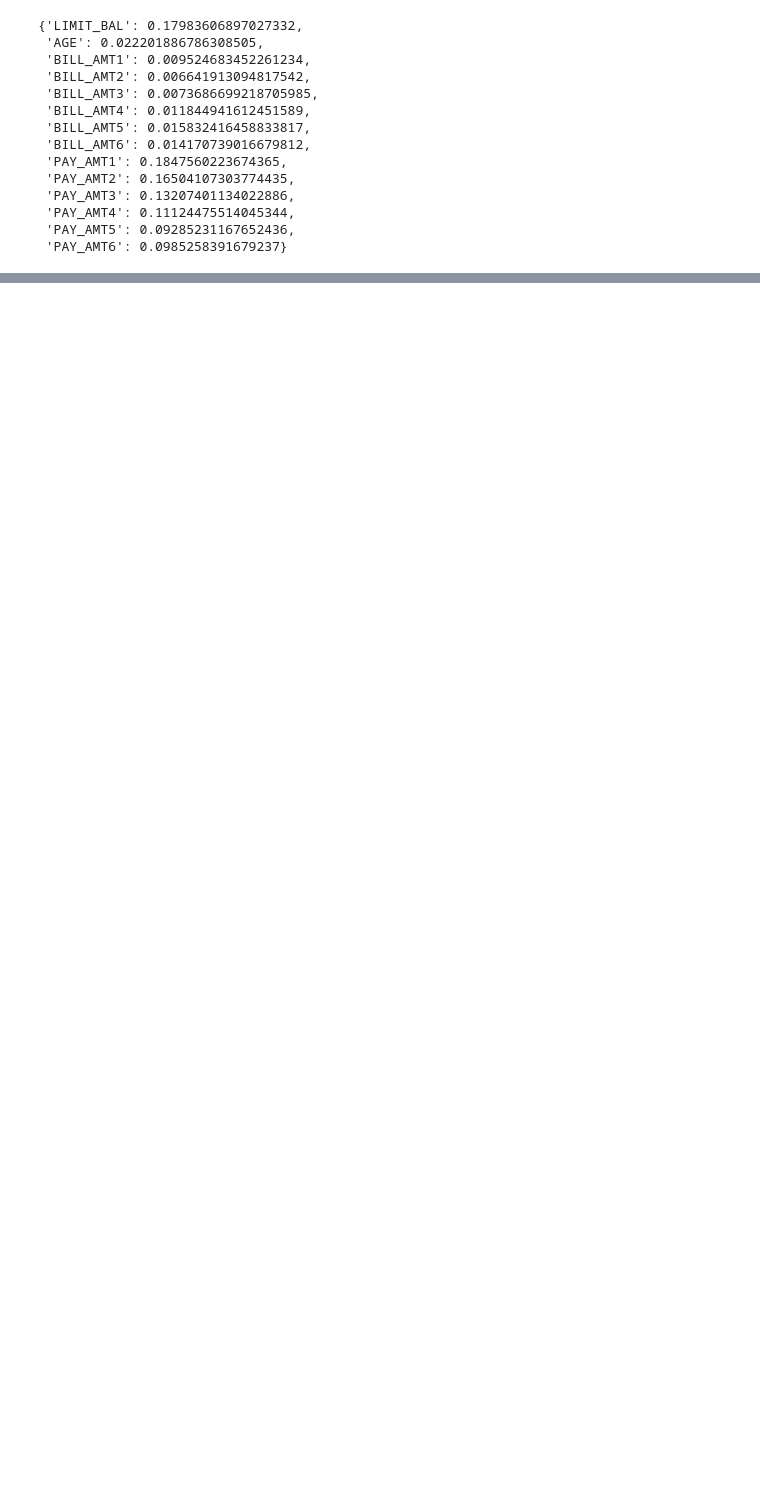
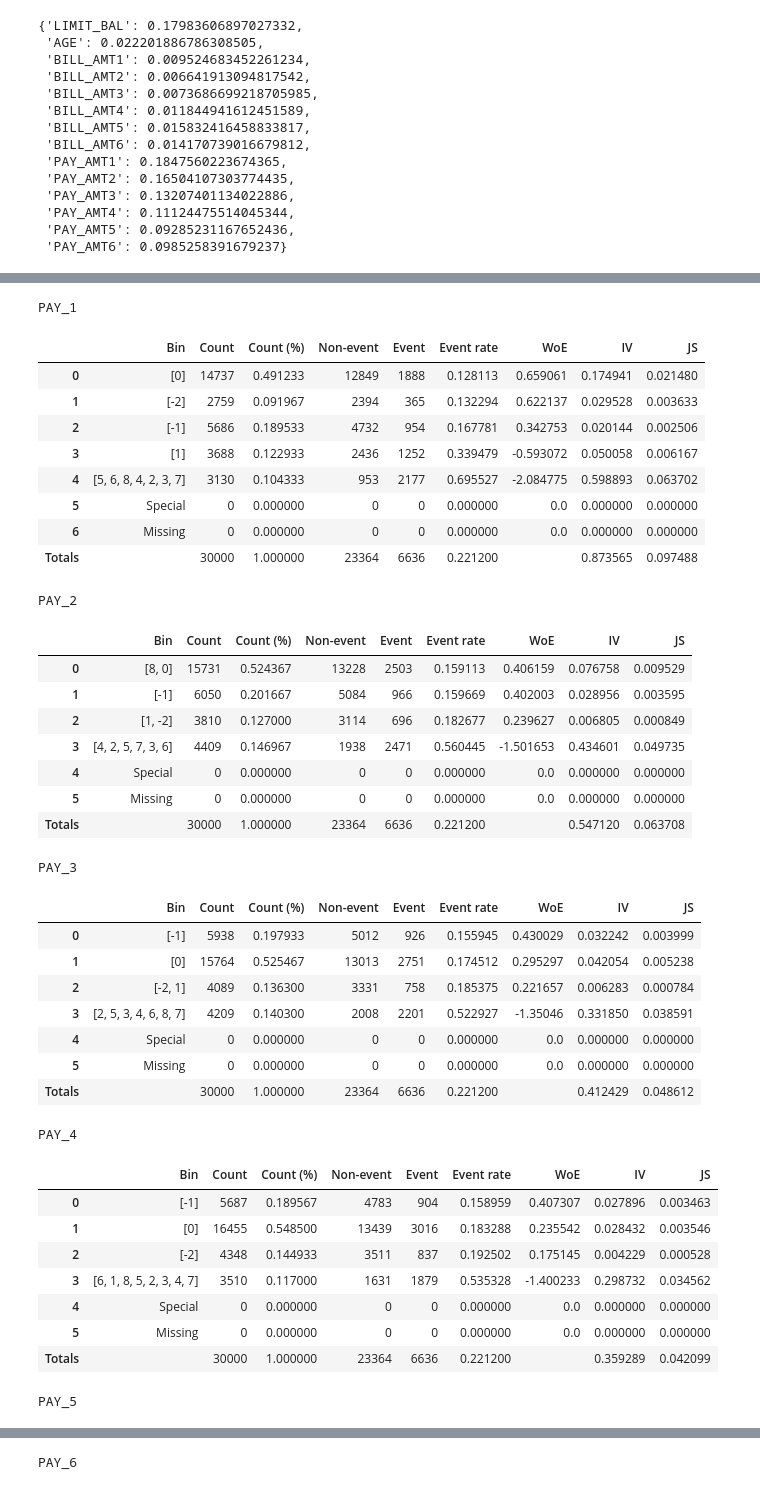
Before and after one commit to vitorcghub/caseNeon_creditmodel, a Jupyter notebook: caseNeon.ipynb, the cells around one changed output, grey strips where cells are left out. Cells and saved outputs as stored; diff of their text form; code cells hidden in the pictures; blank space fills up the shorter version.

```diff
--- a/caseNeon.ipynb
+++ b/caseNeon.ipynb
@@ -248,0 +319,43 @@ ivs
+# %%
+for cat_var, table in cat_tables.items():
+  print(cat_var)
+  display(table)
+# %% [output]
+PAY_1
+|  | Bin | Count | Count (%) | Non-event | Event | Event rate | WoE | IV | JS |
+| 0 | [0] | 14737 | 0.491233 | 12849 | 1888 | 0.128113 | 0.659061 | 0.174941 | 0.021480 |
+| 1 | [-2] | 2759 | 0.091967 | 2394 | 365 | 0.132294 | 0.622137 | 0.029528 | 0.003633 |
+| 2 | [-1] | 5686 | 0.189533 | 4732 | 954 | 0.167781 | 0.342753 | 0.020144 | 0.002506 |
+| 3 | [1] | 3688 | 0.122933 | 2436 | 1252 | 0.339479 | -0.593072 | 0.050058 | 0.006167 |
+| 4 | [5, 6, 8, 4, 2, 3, 7] | 3130 | 0.104333 | 953 | 2177 | 0.695527 | -2.084775 | 0.598893 | 0.063702 |
+| 5 | Special | 0 | 0.000000 | 0 | 0 | 0.000000 | 0.0 | 0.000000 | 0.000000 |
+| 6 | Missing | 0 | 0.000000 | 0 | 0 | 0.000000 | 0.0 | 0.000000 | 0.000000 |
+| Totals |  | 30000 | 1.000000 | 23364 | 6636 | 0.221200 |  | 0.873565 | 0.097488 |
+PAY_2
+|  | Bin | Count | Count (%) | Non-event | Event | Event rate | WoE | IV | JS |
+| 0 | [8, 0] | 15731 | 0.524367 | 13228 | 2503 | 0.159113 | 0.406159 | 0.076758 | 0.009529 |
+| 1 | [-1] | 6050 | 0.201667 | 5084 | 966 | 0.159669 | 0.402003 | 0.028956 | 0.003595 |
+| 2 | [1, -2] | 3810 | 0.127000 | 3114 | 696 | 0.182677 | 0.239627 | 0.006805 | 0.000849 |
+| 3 | [4, 2, 5, 7, 3, 6] | 4409 | 0.146967 | 1938 | 2471 | 0.560445 | -1.501653 | 0.434601 | 0.049735 |
+| 4 | Special | 0 | 0.000000 | 0 | 0 | 0.000000 | 0.0 | 0.000000 | 0.000000 |
+| 5 | Missing | 0 | 0.000000 | 0 | 0 | 0.000000 | 0.0 | 0.000000 | 0.000000 |
+| Totals |  | 30000 | 1.000000 | 23364 | 6636 | 0.221200 |  | 0.547120 | 0.063708 |
+PAY_3
+|  | Bin | Count | Count (%) | Non-event | Event | Event rate | WoE | IV | JS |
+| 0 | [-1] | 5938 | 0.197933 | 5012 | 926 | 0.155945 | 0.430029 | 0.032242 | 0.003999 |
+| 1 | [0] | 15764 | 0.525467 | 13013 | 2751 | 0.174512 | 0.295297 | 0.042054 | 0.005238 |
+| 2 | [-2, 1] | 4089 | 0.136300 | 3331 | 758 | 0.185375 | 0.221657 | 0.006283 | 0.000784 |
+| 3 | [2, 5, 3, 4, 6, 8, 7] | 4209 | 0.140300 | 2008 | 2201 | 0.522927 | -1.35046 | 0.331850 | 0.038591 |
+| 4 | Special | 0 | 0.000000 | 0 | 0 | 0.000000 | 0.0 | 0.000000 | 0.000000 |
+| 5 | Missing | 0 | 0.000000 | 0 | 0 | 0.000000 | 0.0 | 0.000000 | 0.000000 |
+| Totals |  | 30000 | 1.000000 | 23364 | 6636 | 0.221200 |  | 0.412429 | 0.048612 |
+PAY_4
+|  | Bin | Count | Count (%) | Non-event | Event | Event rate | WoE | IV | JS |
+| 0 | [-1] | 5687 | 0.189567 | 4783 | 904 | 0.158959 | 0.407307 | 0.027896 | 0.003463 |
+| 1 | [0] | 16455 | 0.548500 | 13439 | 3016 | 0.183288 | 0.235542 | 0.028432 | 0.003546 |
+| 2 | [-2] | 4348 | 0.144933 | 3511 | 837 | 0.192502 | 0.175145 | 0.004229 | 0.000528 |
+| 3 | [6, 1, 8, 5, 2, 3, 4, 7] | 3510 | 0.117000 | 1631 | 1879 | 0.535328 | -1.400233 | 0.298732 | 0.034562 |
+| 4 | Special | 0 | 0.000000 | 0 | 0 | 0.000000 | 0.0 | 0.000000 | 0.000000 |
+| 5 | Missing | 0 | 0.000000 | 0 | 0 | 0.000000 | 0.0 | 0.000000 | 0.000000 |
+| Totals |  | 30000 | 1.000000 | 23364 | 6636 | 0.221200 |  | 0.359289 | 0.042099 |
+PAY_5
@@ -248,0 +370 @@ ivs
+PAY_6
```
Also changed, not shown: parts of 56 cells of this notebook.
